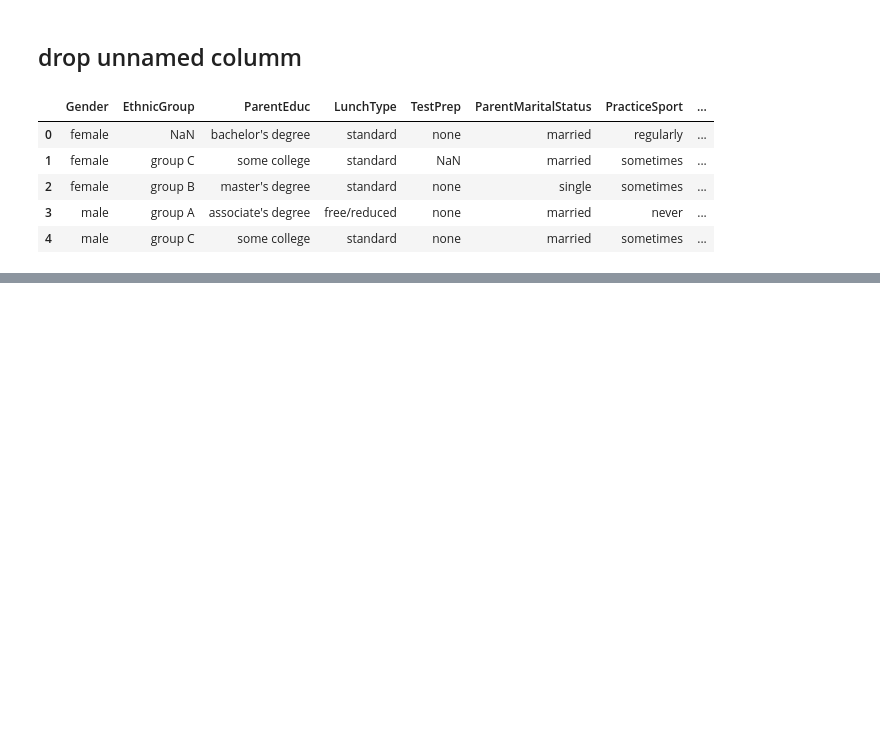
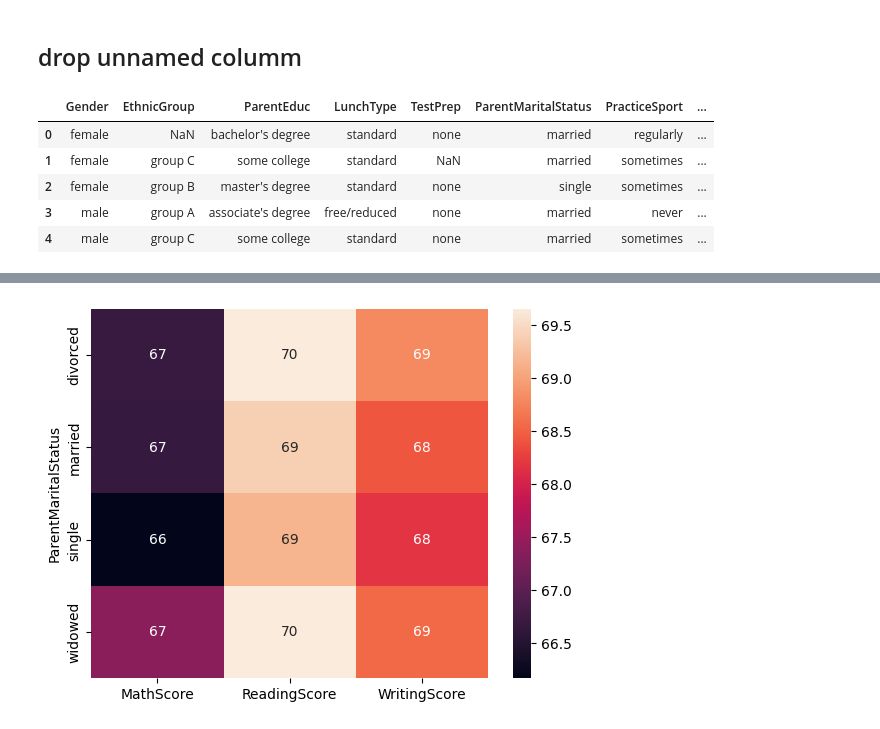
Before and after one commit to de-niks/student_results, a Jupyter notebook: student_results.ipynb, the cells around one changed output, grey strips where cells are left out. Saved outputs shown, nothing was run; the diff lists cells and outputs as text; code cells hidden in the pictures; blank space fills up the shorter version.

```diff
--- a/student_results.ipynb
+++ b/student_results.ipynb
@@ -88,0 +133,3 @@ df.head()
+# %%
+grp_ms = df.groupby("ParentMaritalStatus").agg({"MathScore":"mean","ReadingScore":"mean","WritingScore":"mean"})
+grp_ms
@@ -88,0 +143,5 @@ df.head()
+# %%
+sns.heatmap(grp_ms,annot=True)
+plt.show()
+# %% [output]
+[figure, added]
```
Also changed, not shown: parts of 14 cells of this notebook.
